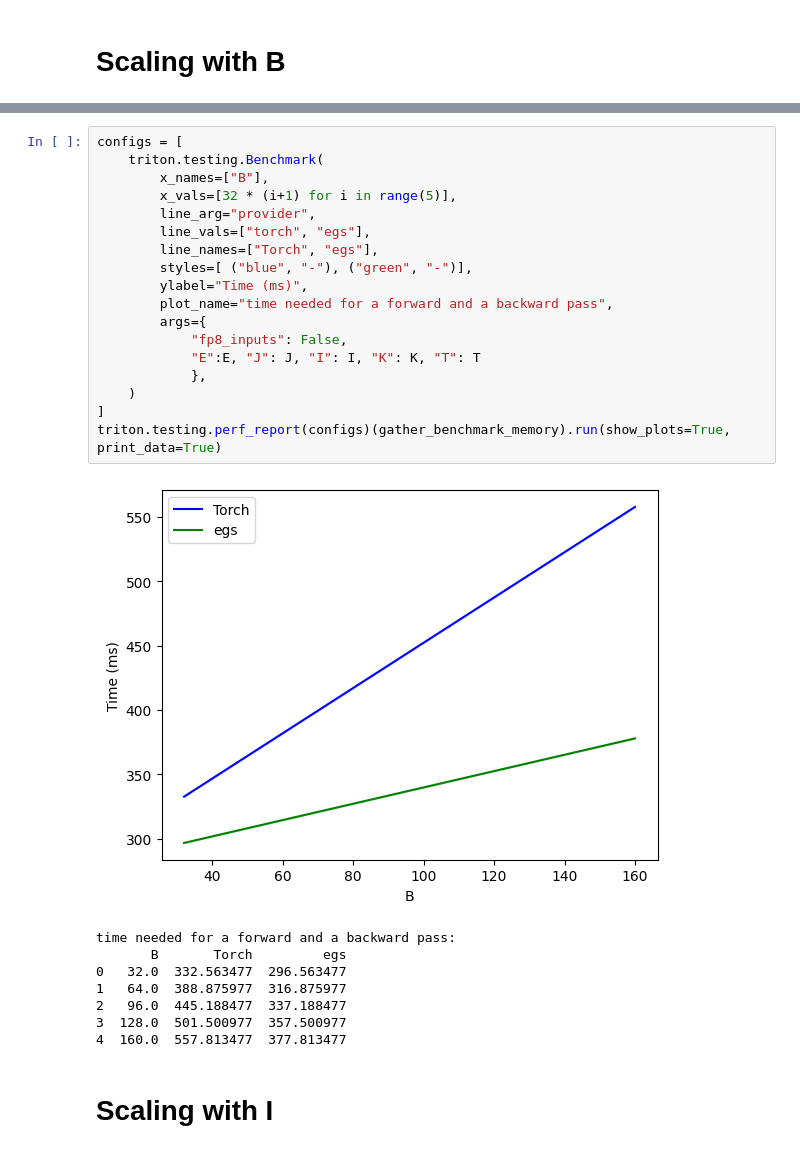
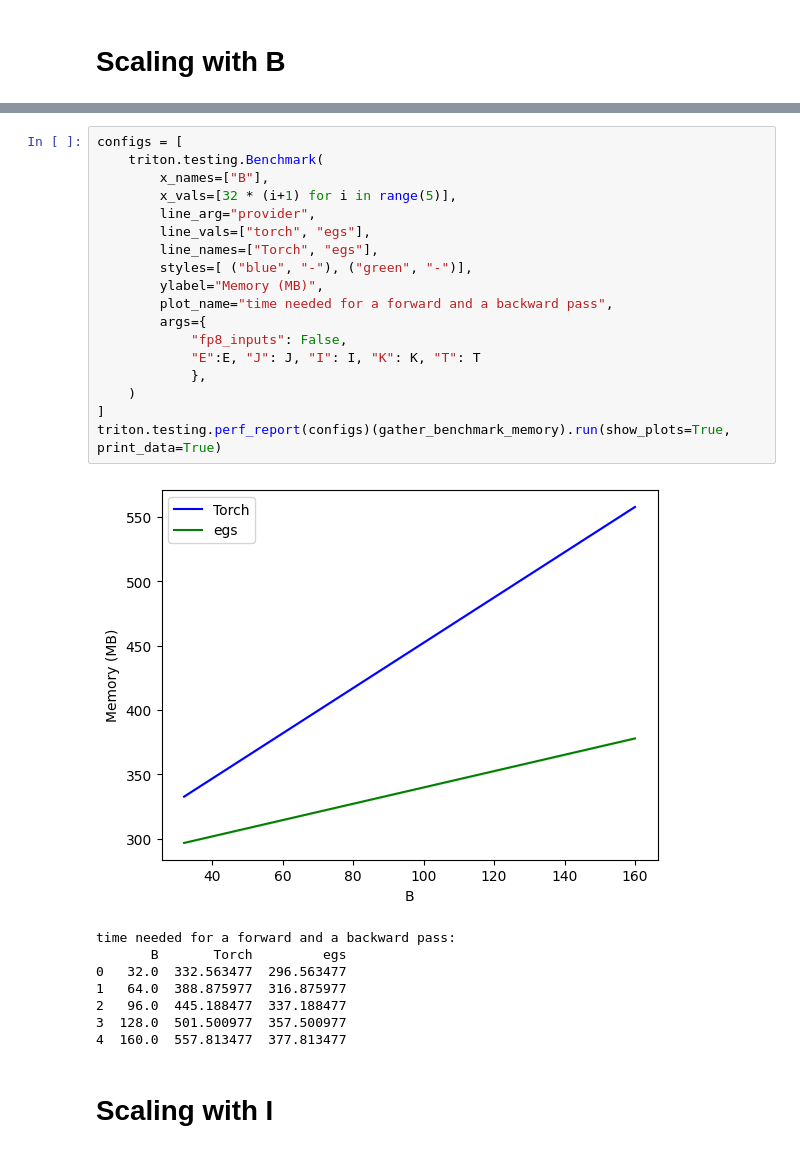
Before and after one commit to piotrpiekos/ExpertScatterGather, a Jupyter notebook: test_speed.ipynb, the cells around one changed output, grey strips where cells are left out. Drawn from its saved outputs; the diff is of its cells as text.

```diff
--- a/test_speed.ipynb
+++ b/test_speed.ipynb
@@ -339,23 +342,23 @@ time needed for a forward and a backward pass:
 # %%
 configs = [
     triton.testing.Benchmark(
         x_names=["B"],
         x_vals=[32 * (i+1) for i in range(5)],
         line_arg="provider",
         line_vals=["torch", "egs"],
         line_names=["Torch", "egs"],
         styles=[ ("blue", "-"), ("green", "-")],
-        ylabel="Time (ms)",
+        ylabel="Memory (MB)",
         plot_name="time needed for a forward and a backward pass",
         args={
             "fp8_inputs": False,
             "E":E, "J": J, "I": I, "K": K, "T": T
             },
     )
 ]
 triton.testing.perf_report(configs)(gather_benchmark_memory).run(show_plots=True, print_data=True)
 # %% [output]
-[figure, old version]
+[figure, new version]
 time needed for a forward and a backward pass:
        B       Torch         egs
 0   32.0  332.563477  296.563477
```
Also changed, not shown: parts of 6 cells of this notebook, 12 other files.
